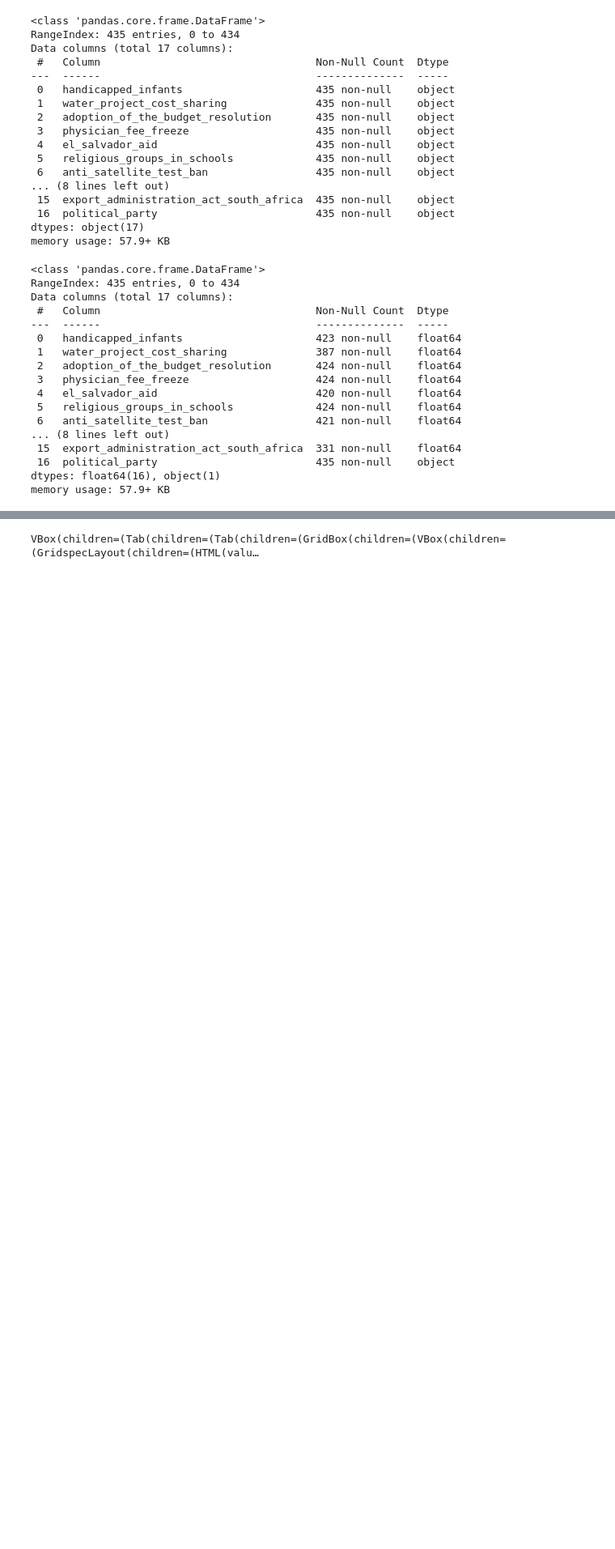
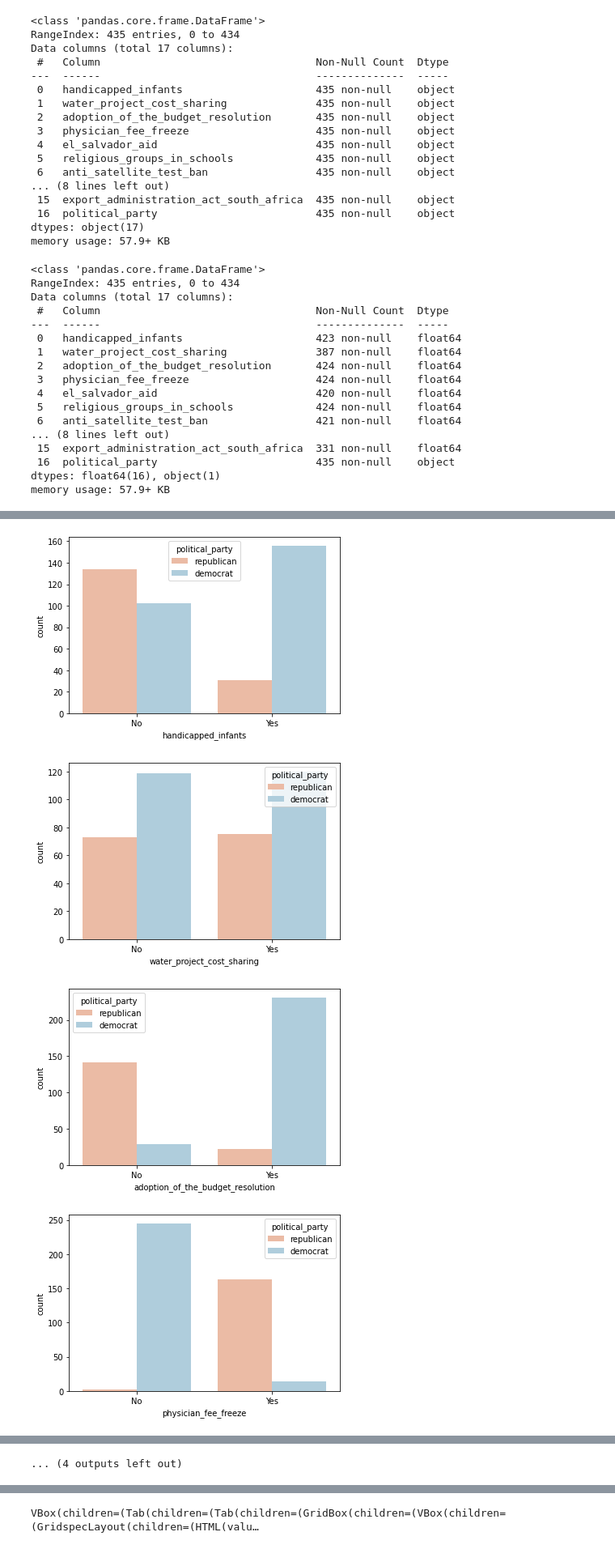
Before and after one commit to MrMuffinooo/WUM_proj1, a Jupyter notebook: EDA.ipynb, the cells around one changed output, grey strips where cells are left out. Shown: that part at 81% size. Saved outputs shown, nothing was run; the diff lists cells and outputs as text; code cells hidden in the pictures; blank space fills up the shorter version.

```diff
--- a/EDA.ipynb
+++ b/EDA.ipynb
@@ -78,0 +79,11 @@ plt.show()
+# %%
+for i in df.columns[:16]:
+    plt.figure()
+    sns.countplot(x=i, hue='political_party', data=df, palette='RdBu')
+    plt.xticks([0,1], ['No', 'Yes'])
+    plt.show()
+# %% [output]
+[figure, added]
+[figure, added]
+[figure, added]
+[figure, added]
@@ -78,0 +98 @@ plt.show()
+... (4 outputs left out)
```
Also changed, not shown: parts of 4 cells of this notebook.
